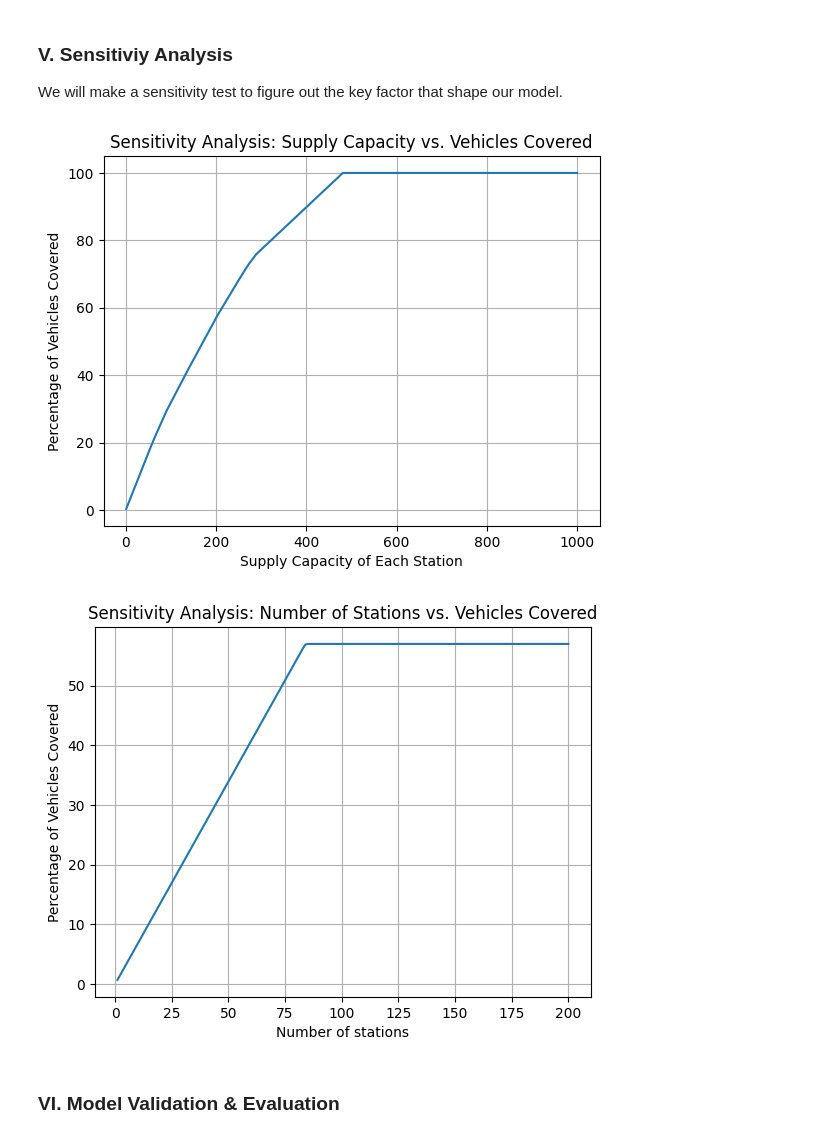
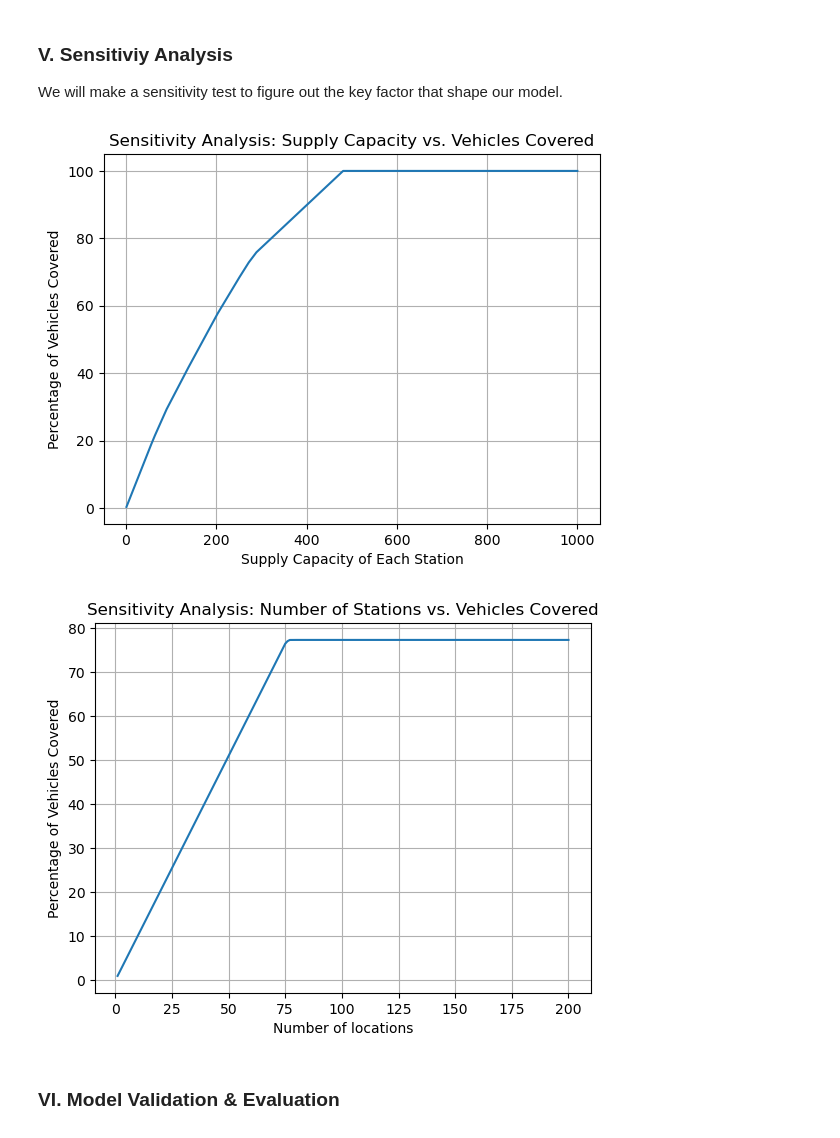
Before and after one commit to lqminhhh/Charging-Location-Optimization, a Jupyter notebook: Final.ipynb, the cells around one changed output. Saved outputs shown, nothing was run; the diff lists cells and outputs as text; code cells hidden in the pictures.

```diff
--- a/Final.ipynb
+++ b/Final.ipynb
@@ -291,7 +304,7 @@ model1.setObjective(gp.quicksum(X_var[i, j] * n[i] for i, j in ck), GRB.MAXIMIZE
 model1.addConstrs(gp.quicksum(X_var[i, j] for j in cand.keys() if (i, j) in ck) <= 1 for i in grid_locations.keys())
 
 ### Supply-Demand balance constraint
-model1.addConstrs(gp.quicksum(n[i] * X_var[i, j] for i in grid_locations.keys() if (i, j) in ck) <= 200 for j in cand.keys())
+model1.addConstrs(gp.quicksum(n[i] * X_var[i, j] for i in grid_locations.keys() if (i, j) in ck) <= 300 for j in cand.keys())
 
 ### Restrict the number of station to be constructed#
 model1.addConstr(gp.quicksum(C[j] for j in cand.keys()) <= 100)
@@ -305,6 +318,7 @@ model1.optimize()
 if model1.status == GRB.OPTIMAL:
     print("Optimal Solution:")
     print("Number of vehicles can be covered:", round(model1.ObjVal) , "vehicles")
+    print("Cover", round(model1.ObjVal/len(df_seattle)*100,2), "% of the demand")
     result = []
     for j in cand.keys():
         if C[j].x > 0.5:
@@ -356,11 +404,11 @@ plt.show()
 result_table = []
 for (i, j) in ck:
     if round(X_var[(i,j)].X, 2) > 0:
-        result_table.append((i, j, round(X_var[(i,j)].X, 2), int(n[i] * X_var[(i,j)].X), distances[(i, j)]))
+        result_table.append((int(i), j, round(X_var[(i,j)].X, 4)*100, int(n[i] * X_var[(i,j)].X), distances[(i, j)]))
 
 result_table = pd.DataFrame(result_table)
 result_table.columns = ["Postal Codes", "Station", "Percentage coverage", "Number of cars", "Distances"]
-result_table = result_table.sort_values(by="Postal Codes")
-result_table
+result_table = result_table.sort_values(by="Station")
+result_table.head(20)
 # %% [output]
 |  | Postal Codes | Station | Percentage coverage | Number of cars | Distances |
@@ -457,7 +509,7 @@ plt.title('Sensitivity Analysis: Supply Capacity vs. Vehicles Covered')
 plt.grid(True)
 plt.show()
 # %% [output]
-[figure, old version]
+[figure, new version]
 # %%
 # List to store the objective values for different supply capacities
 coverage_values = []
@@ -475,36 +527,36 @@ for num_locations in num_locations_range:
 
     # Variables
     C3 = model3.addVars(cand.keys(), vtype=GRB.BINARY, name="c")
     X_var3 = model3.addVars(ck, lb=0.0, ub=1.0, vtype=GRB.CONTINUOUS, name="x")
 
     # Objective
     model3.setObjective(gp.quicksum(X_var3[i, j] * n[i] for i, j in ck), GRB.MAXIMIZE)
 
     # Constraints
     model3.addConstrs(gp.quicksum(X_var3[i, j] for j in cand.keys() if (i, j) in ck) <= 1 for i in grid_locations.keys())
-    model3.addConstrs(gp.quicksum(n[i] * X_var3[i, j] for i in grid_locations.keys() if (i, j) in ck) <= 200 for j in cand.keys())
+    model3.addConstrs(gp.quicksum(n[i] * X_var3[i, j] for i in grid_locations.keys() if (i, j) in ck) <= 300 for j in cand.keys())
     model3.addConstr(gp.quicksum(C3[j] for j in cand.keys()) <= num_locations)
     model3.addConstrs(X_var3[i, j] <= C3[j] for i, j in ck)
 
     # Optimize model
     model3.optimize()
 
     # Store the objective value
     if model3.status == GRB.OPTIMAL:
         # Compute the percentage of vehicles that the optimal solution can cover
         coverage_values.append(model3.ObjVal/len(df_seattle)*100)
     else:
         coverage_values.append(0)  # If no optimal solution found, store 0
 
 # Plot the sensitivity analysis results
 plt.plot(num_locations_range, coverage_values)
-plt.xlabel('Number of stations')
+plt.xlabel('Number of locations')
 plt.ylabel('Percentage of Vehicles Covered')
 plt.title('Sensitivity Analysis: Number of Stations vs. Vehicles Covered')
 plt.grid(True)
 plt.show()
 # %% [output]
-[figure, old version]
+[figure, new version]
 # %% [markdown]
 ### VI. Model Validation & Evaluation
 # %% [markdown]
```
Also changed, not shown: parts of 7 cells of this notebook.
